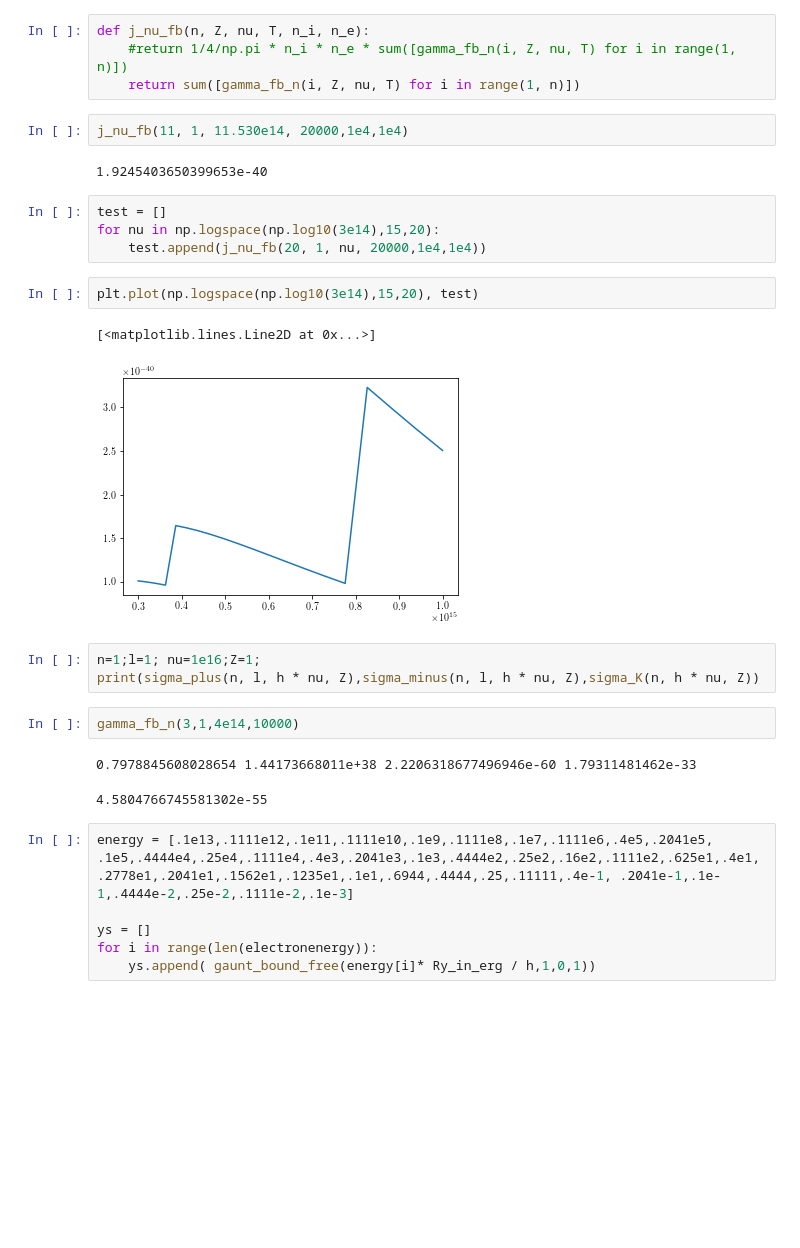
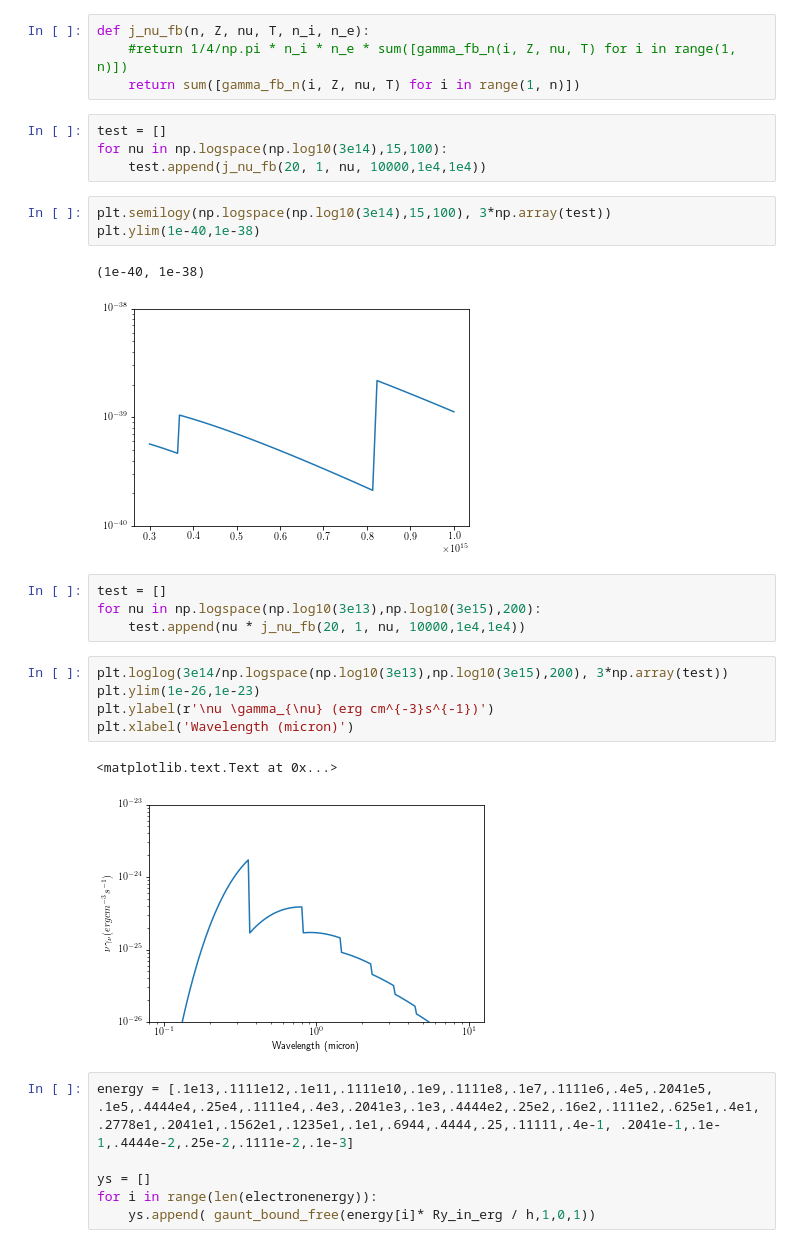
Before and after one commit to goyarzun/RadiationProject, a Jupyter notebook: Mudbound Free.ipynb, the cells around one changed output. Cells and saved outputs as stored; diff of their text form; blank space fills up the shorter version.

Commit message:
get out plot produced

```diff
--- a/Mudbound Free.ipynb
+++ b/Mudbound Free.ipynb
@@ -105,27 +105,28 @@ def gamma_fb_n(n, Z, nu, T):
 def j_nu_fb(n, Z, nu, T, n_i, n_e):
     #return 1/4/np.pi * n_i * n_e * sum([gamma_fb_n(i, Z, nu, T) for i in range(1, n)])
     return sum([gamma_fb_n(i, Z, nu, T) for i in range(1, n)])
-# %%
-j_nu_fb(11, 1, 11.530e14, 20000,1e4,1e4)
-# %% [output]
-1.9245403650399653e-40
 # %%
 test = []
-for nu in np.logspace(np.log10(3e14),15,20):
-    test.append(j_nu_fb(20, 1, nu, 20000,1e4,1e4))
+for nu in np.logspace(np.log10(3e14),15,100):
+    test.append(j_nu_fb(20, 1, nu, 10000,1e4,1e4))
 # %%
-plt.plot(np.logspace(np.log10(3e14),15,20), test)
+plt.semilogy(np.logspace(np.log10(3e14),15,100), 3*np.array(test))
+plt.ylim(1e-40,1e-38)
 # %% [output]
-[<matplotlib.lines.Line2D at 0x...>]
+(1e-40, 1e-38)
-[figure, old version]
+[figure, new version]
-# %%
-n=1;l=1; nu=1e16;Z=1;
-print(sigma_plus(n, l, h * nu, Z),sigma_minus(n, l, h * nu, Z),sigma_K(n, h * nu, Z))
-# %%
-gamma_fb_n(3,1,4e14,10000)
-# %% [output]
-0.7978845608028654 1.44173668011e+38 2.2206318677496946e-60 1.79311481462e-33
-4.5804766745581302e-55
+# %%
+test = []
+for nu in np.logspace(np.log10(3e13),np.log10(3e15),200):
+    test.append(nu * j_nu_fb(20, 1, nu, 10000,1e4,1e4))
+# %%
+plt.loglog(3e14/np.logspace(np.log10(3e13),np.log10(3e15),200), 3*np.array(test))
+plt.ylim(1e-26,1e-23)
+plt.ylabel(r'\nu \gamma_{\nu} (erg cm^{-3}s^{-1})')
+plt.xlabel('Wavelength (micron)')
+# %% [output]
+<matplotlib.text.Text at 0x...>
+[figure, added]
 # %%
 energy = [.1e13,.1111e12,.1e11,.1111e10,.1e9,.1111e8,.1e7,.1111e6,.4e5,.2041e5, .1e5,.4444e4,.25e4,.1111e4,.4e3,.2041e3,.1e3,.4444e2,.25e2,.16e2,.1111e2,.625e1,.4e1,.2778e1,.2041e1,.1562e1,.1235e1,.1e1,.6944,.4444,.25,.11111,.4e-1, .2041e-1,.1e-1,.4444e-2,.25e-2,.1111e-2,.1e-3]
 
```
Also changed, not shown: parts of 1 cell of this notebook, 2 other files.
